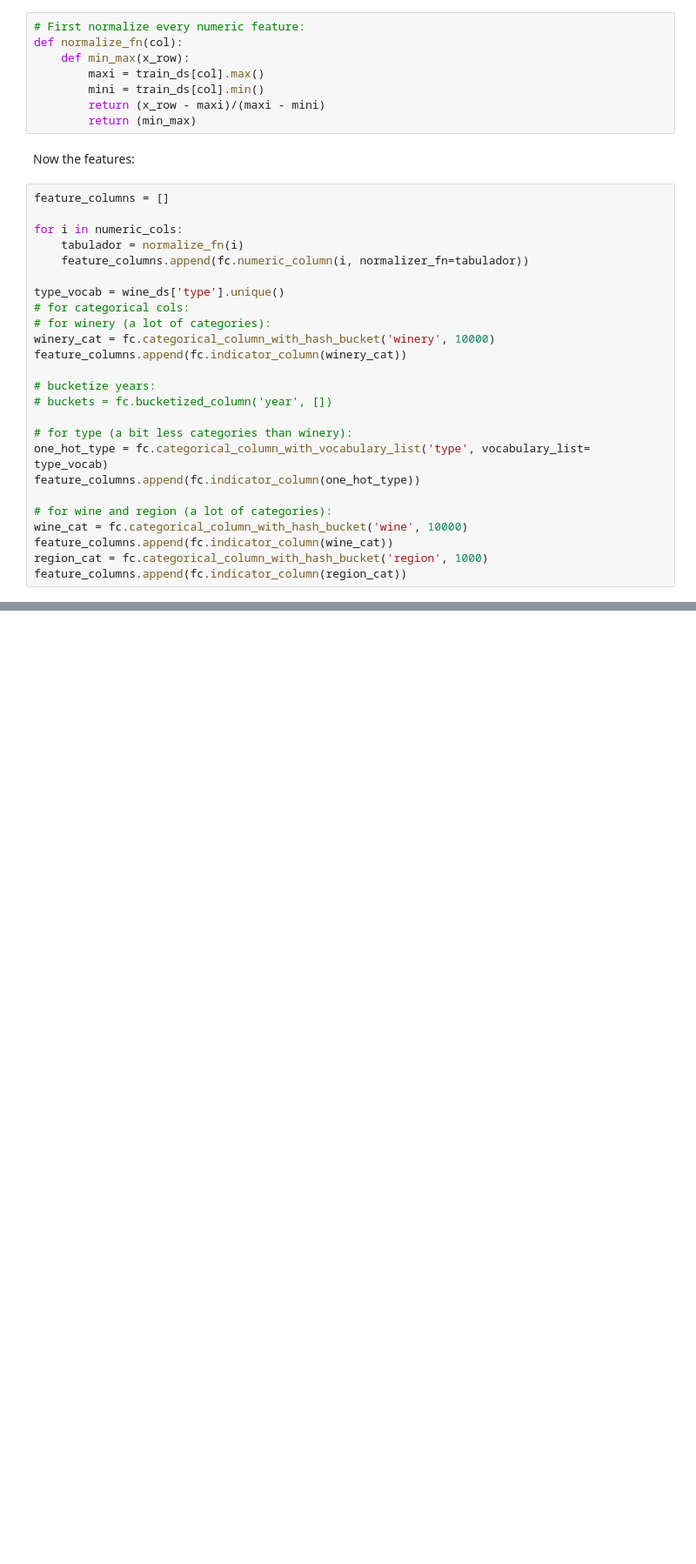
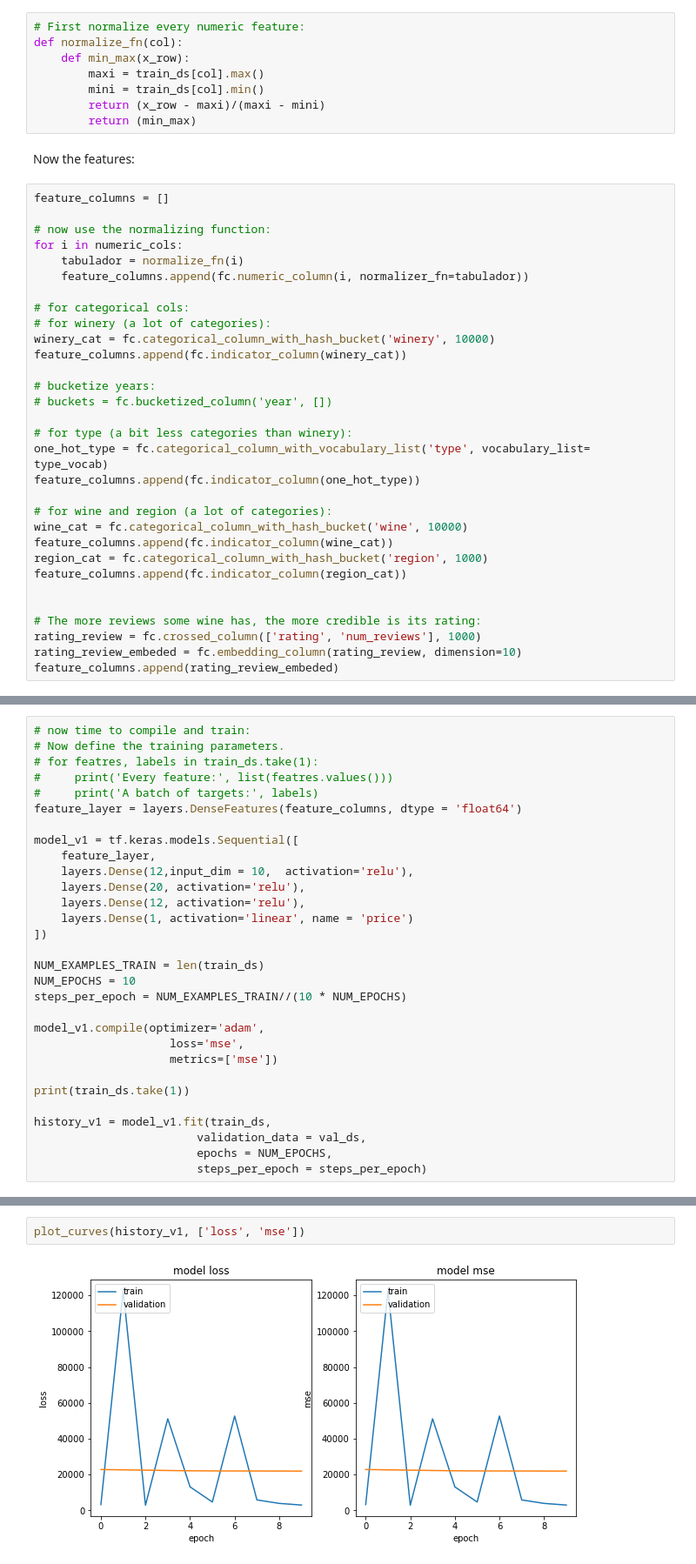
Before and after one commit to loaspra/feature-eng-tf, a Jupyter notebook: wine_classy.ipynb, the cells around one changed output, grey strips where cells are left out. Shown: that part at 87% size. Cells and saved outputs as stored; diff of their text form; blank space fills up the shorter version.

Commit message:
Sbtitig first results of the v1 model

```diff
--- a/wine_classy.ipynb
+++ b/wine_classy.ipynb
@@ -240,11 +240,11 @@ Now the features:
 # %%
 feature_columns = []
 
+# now use the normalizing function:
 for i in numeric_cols:
     tabulador = normalize_fn(i)
     feature_columns.append(fc.numeric_column(i, normalizer_fn=tabulador))
 
-type_vocab = wine_ds['type'].unique()
 # for categorical cols:
 # for winery (a lot of categories):
 winery_cat = fc.categorical_column_with_hash_bucket('winery', 10000)
@@ -262,3 +262,9 @@ wine_cat = fc.categorical_column_with_hash_bucket('wine', 10000)
 feature_columns.append(fc.indicator_column(wine_cat))
 region_cat = fc.categorical_column_with_hash_bucket('region', 1000)
 feature_columns.append(fc.indicator_column(region_cat))
+
+
+# The more reviews some wine has, the more credible is its rating:
+rating_review = fc.crossed_column(['rating', 'num_reviews'], 1000)
+rating_review_embeded = fc.embedding_column(rating_review, dimension=10)
+feature_columns.append(rating_review_embeded)
@@ -264,0 +290,30 @@ feature_columns.append(fc.indicator_column(region_cat))
+# %%
+# now time to compile and train:
+# Now define the training parameters.
+# for featres, labels in train_ds.take(1):
+#     print('Every feature:', list(featres.values()))
+#     print('A batch of targets:', labels)
+feature_layer = layers.DenseFeatures(feature_columns, dtype = 'float64')
+
+model_v1 = tf.keras.models.Sequential([
+    feature_layer,
+    layers.Dense(12,input_dim = 10,  activation='relu'),
+    layers.Dense(20, activation='relu'),
+    layers.Dense(12, activation='relu'),
+    layers.Dense(1, activation='linear', name = 'price')
+])
+
+NUM_EXAMPLES_TRAIN = len(train_ds)
+NUM_EPOCHS = 10
+steps_per_epoch = NUM_EXAMPLES_TRAIN//(10 * NUM_EPOCHS)
+
+model_v1.compile(optimizer='adam',
+                    loss='mse',
+                    metrics=['mse'])
+
+print(train_ds.take(1))
+
+history_v1 = model_v1.fit(train_ds,
+                        validation_data = val_ds,
+                        epochs = NUM_EPOCHS,
+                        steps_per_epoch = steps_per_epoch)
@@ -264,0 +338,4 @@ feature_columns.append(fc.indicator_column(region_cat))
+# %%
+plot_curves(history_v1, ['loss', 'mse'])
+# %% [output]
+[figure, added]
```
Also changed, not shown: parts of 3 cells of this notebook.
